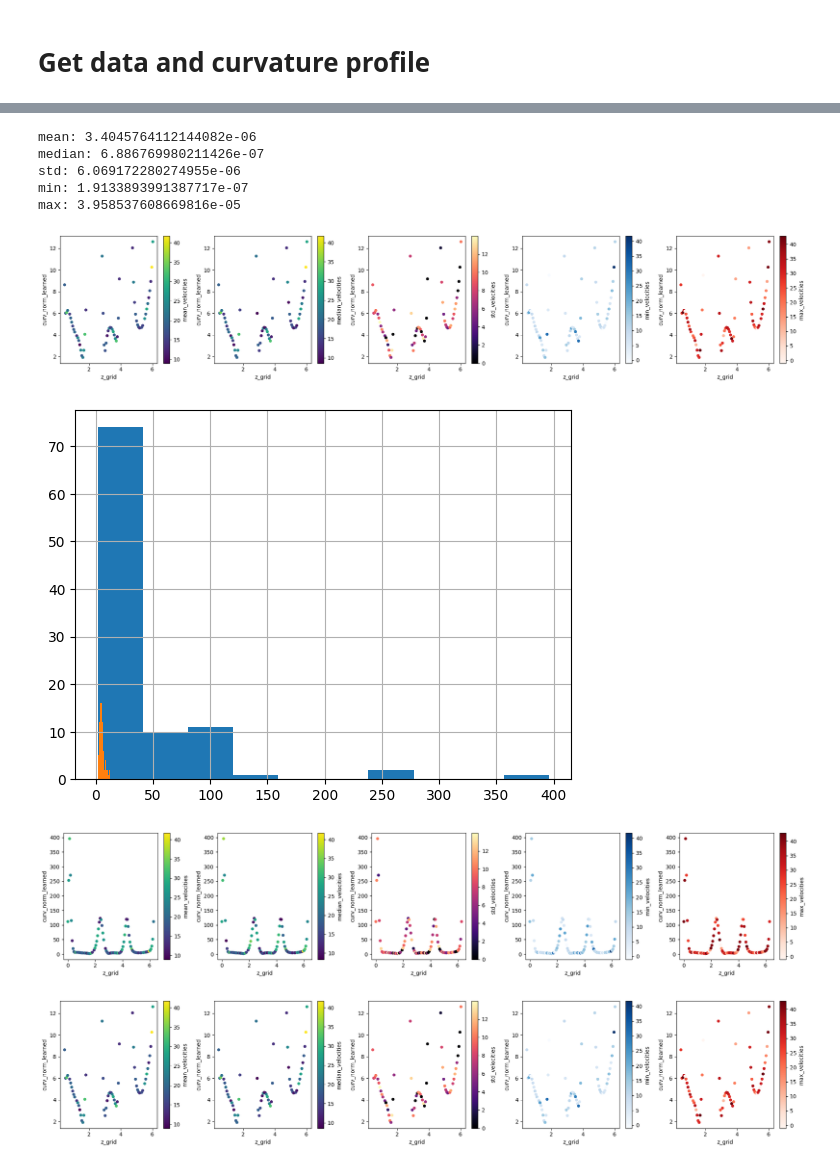
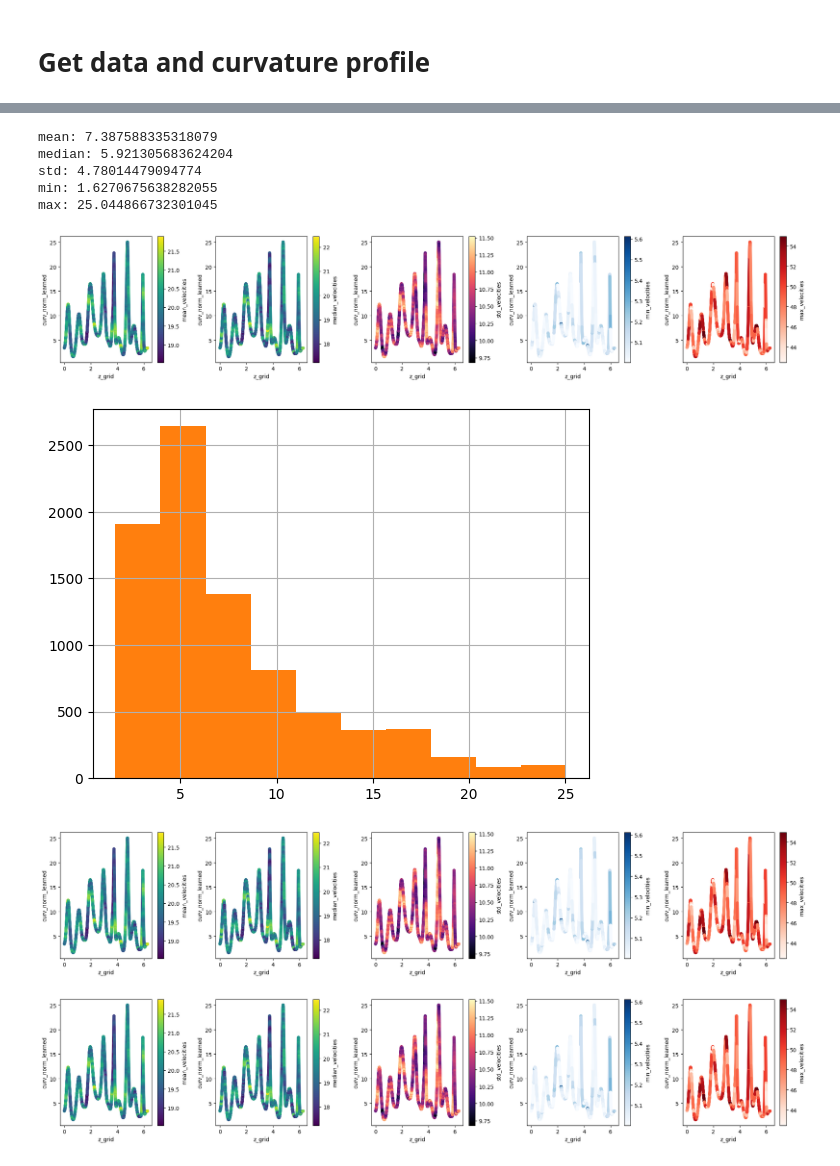
Before and after one commit to geometric-intelligence/neurometry, a Jupyter notebook: neuralgeom/notebooks/7_plot_curvature_profile_and_velocity.ipynb, the cells around one changed output, grey strips where cells are left out. Saved outputs shown, nothing was run; the diff lists cells and outputs as text; code cells hidden in the pictures.

```diff
--- a/neuralgeom/notebooks/7_plot_curvature_profile_and_velocity.ipynb
+++ b/neuralgeom/notebooks/7_plot_curvature_profile_and_velocity.ipynb
@@ -138,38 +138,39 @@ labels
 # %%
 CURVATURE_PROFILES_DIR = os.path.join(os.getcwd(), "results", "curvature_profiles")
 
 curv_norm_learned_profile = pd.read_csv(
     os.path.join(
         CURVATURE_PROFILES_DIR, config.results_prefix + "_curv_norm_learned_profile.csv"
     )
 )
 
 curv_norm_learned_profile["curv_norm_learned"].hist()
 
 median = curv_norm_learned_profile["curv_norm_learned"].median()
-filtered = curv_norm_learned_profile[
-    curv_norm_learned_profile["curv_norm_learned"] < 2 * median
-]
+filtered = curv_norm_learned_profile
+# [
+#     curv_norm_learned_profile["curv_norm_learned"] < 2 * median
+# ]
 filtered["curv_norm_learned"].hist()
 
 
-print("mean:", curv_norm_learned_profile["curv_norm_learned"].mean() / 10000000)
-print("median:", curv_norm_learned_profile["curv_norm_learned"].median() / 10000000)
-print("std:", curv_norm_learned_profile["curv_norm_learned"].std() / 10000000)
-print("min:", curv_norm_learned_profile["curv_norm_learned"].min() / 10000000)
-print("max:", curv_norm_learned_profile["curv_norm_learned"].max() / 10000000)
+print("mean:", curv_norm_learned_profile["curv_norm_learned"].mean() )
+print("median:", curv_norm_learned_profile["curv_norm_learned"].median())
+print("std:", curv_norm_learned_profile["curv_norm_learned"].std())
+print("min:", curv_norm_learned_profile["curv_norm_learned"].min())
+print("max:", curv_norm_learned_profile["curv_norm_learned"].max())
 viz.plot_curvature_velocities(curv_norm_learned_profile, config, labels)
 viz.plot_curvature_velocities(filtered, config, labels)
 # %% [output]
-mean: 3.4045764112144082e-06
-median: 6.886769980211426e-07
-std: 6.069172280274955e-06
-min: 1.9133893991387717e-07
-max: 3.958537608669816e-05
+mean: 7.387588335318079
+median: 5.921305683624204
+std: 4.78014479094774
+min: 1.6270675638282055
+max: 25.044866732301045
-[figure, old version]
+[figure, new version]
-[figure, old version]
+[figure, new version]
-[figure, old version]
+[figure, new version]
-[figure, old version]
+[figure, new version]
 # %%
 import matplotlib.cm as cm
 import matplotlib.pyplot as plt
```
Also changed, not shown: parts of 7 cells of this notebook.
